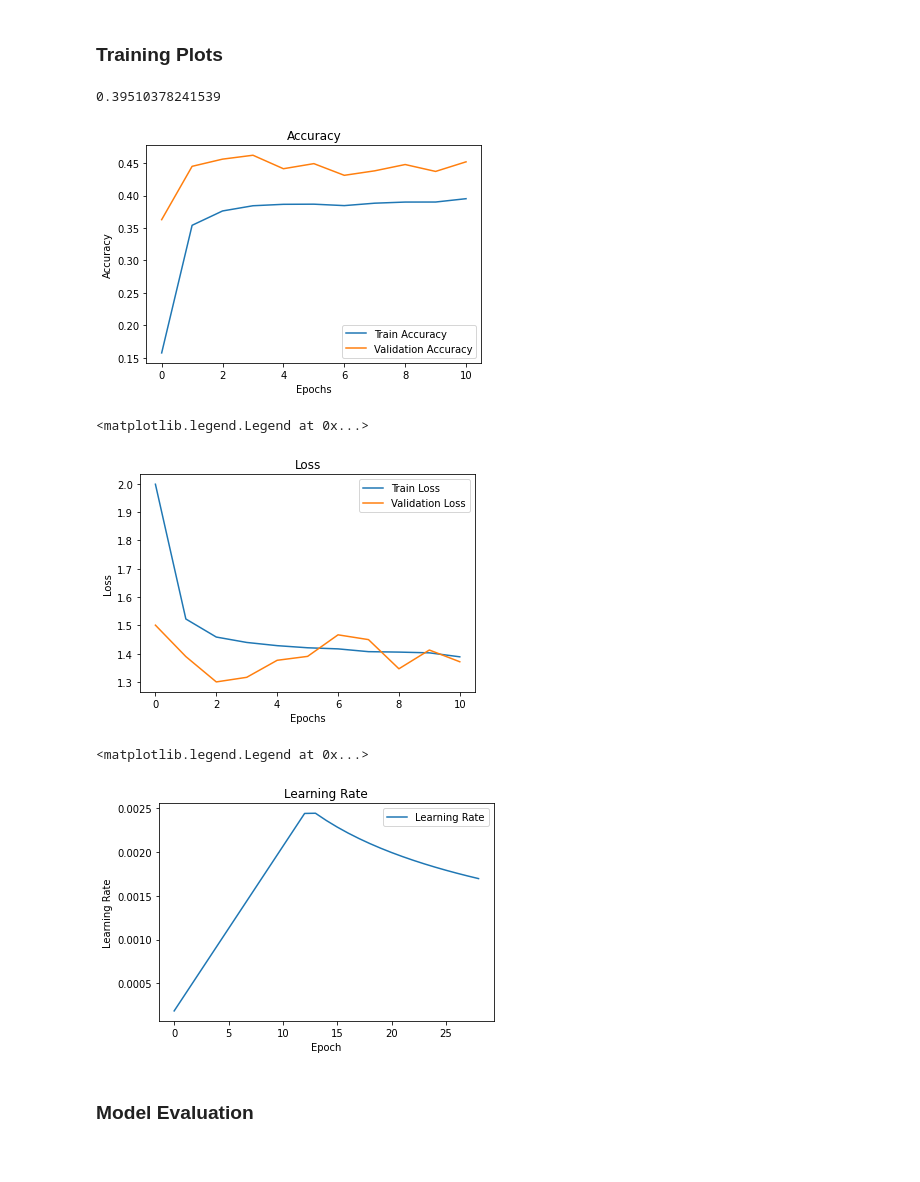
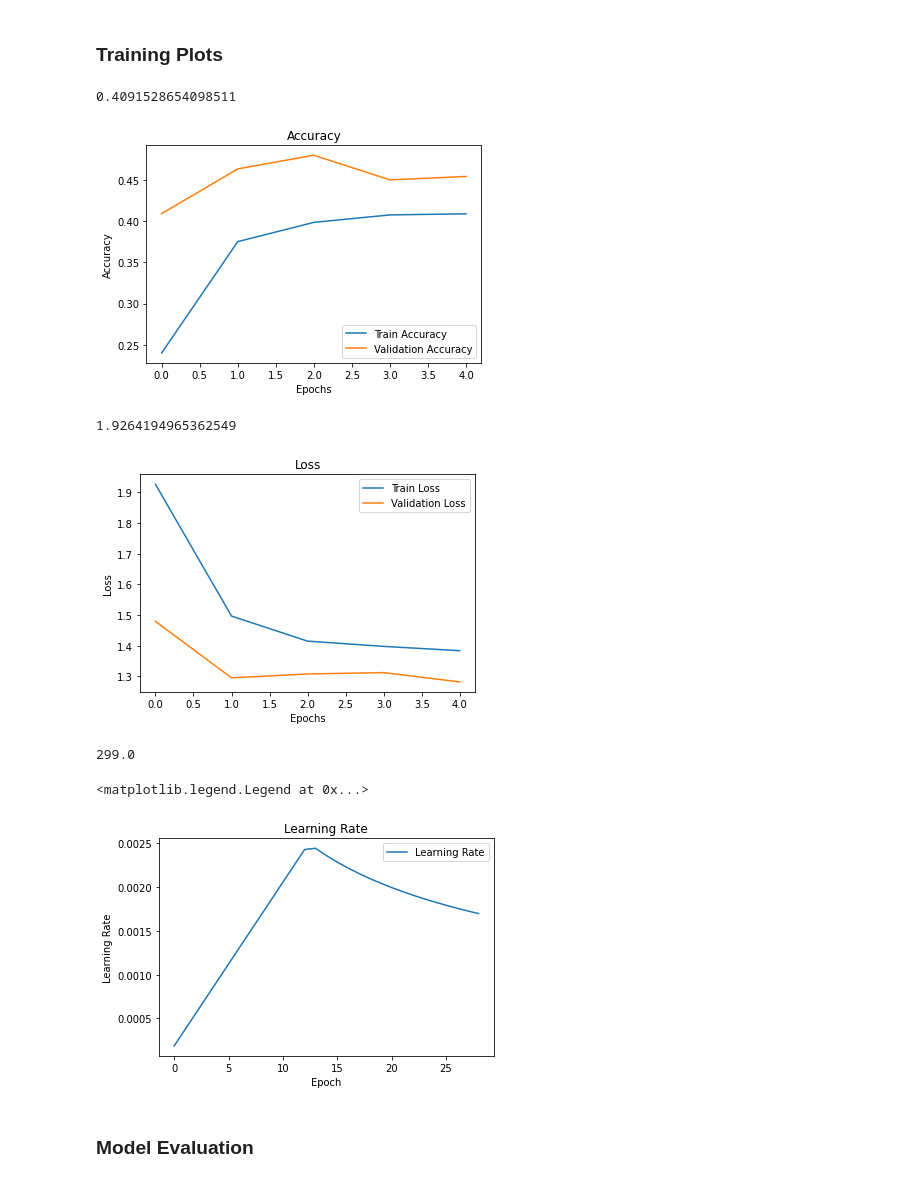
Before and after one commit to a-miller77/MoonWallRating-public, a Jupyter notebook: GradeClassification.ipynb, the cells around one changed output. Cells and saved outputs as stored; diff of their text form; code cells hidden in the pictures.

Commit message:
Updated model saving/loading/testing

```diff
--- a/GradeClassification.ipynb
+++ b/GradeClassification.ipynb
@@ -51,7 +44,7 @@ d_model = 40
 dff = 864
 num_heads = 10
 dropout_rate = 0.22
-epochs = 100
+epochs = 5
 warmup_steps = 2500
 
 num_classes = len(np.unique(y_train))
@@ -92,7 +81,7 @@ def get_compiled_model():
     return model
 # %%
 import os
-checkpoint_path = "model_weights/weights.epoch:[{epoch:02d}]-val_acc:[{val_accuracy:.4f}]-val_loss:[{val_accuracy:.4f}].ckt"
+checkpoint_path = "model_weights/weights.epoch:[{epoch:02d}]-val_acc:[{val_accuracy:.2f}].hdf5"
 checkpoint_dir = os.path.dirname(checkpoint_path)
 my_callback = tf.keras.callbacks.ModelCheckpoint(
             checkpoint_path,
@@ -170,37 +159,36 @@ plt.legend()
 
 history.history['accuracy'][np.argmax(history.history['accuracy'])]
 # %% [output]
-0.39510378241539
+0.4091528654098511
-[figure, old version]
+[figure, new version]
 # %%
 plt.title('Loss')
 plt.xlabel('Epochs')
 plt.ylabel('Loss')
 #plt.axis([75, 200, 1.2, 2.2])
 plt.plot(history.history['loss'], label='Train Loss')
 plt.plot(history.history['val_loss'], label='Validation Loss')
 plt.legend()
+
+history.history['loss'][np.argmax(history.history['loss'])]
 # %% [output]
-<matplotlib.legend.Legend at 0x...>
+1.9264194965362549
-[figure, old version]
+[figure, new version]
 # %%
-#learning_rate = MultiGPU(d_model,
-                         #step_stages=np.array([1, 20, 75, 120, 200]),
-                         #step_mult=np.array([1.3, 1.2]),
-                         #epochs_step=10.0)
 learning_rate = CustomSchedule(d_model)
+steps_per_epoch = np.ceil((np.shape(X_train)[0]/batch_size))
+print(steps_per_epoch)
 lr = np.array([])
-for i in range(1, 30):
-    lr = np.append(lr, learning_rate.__call__(i*300))
-    #print(learning_rate.__call__(i).numpy())
+for i in range(1, np.maximum(epochs+10, 30)):
+    lr = np.append(lr, learning_rate.__call__(i*steps_per_epoch))
 plt.title('Learning Rate')
 plt.xlabel('Epoch')
 plt.ylabel('Learning Rate')
 plt.plot(lr, label='Learning Rate')
-#plt.axis([0, 300, 0, 0.000125])
 plt.legend()
 # %% [output]
-<matplotlib.legend.Legend at 0x...>
+299.0
+<matplotlib.legend.Legend at 0x...>
 [figure]
 # %% [markdown]
 ### Model Evaluation
```
Also changed, not shown: parts of 15 cells of this notebook, 2 other files.
